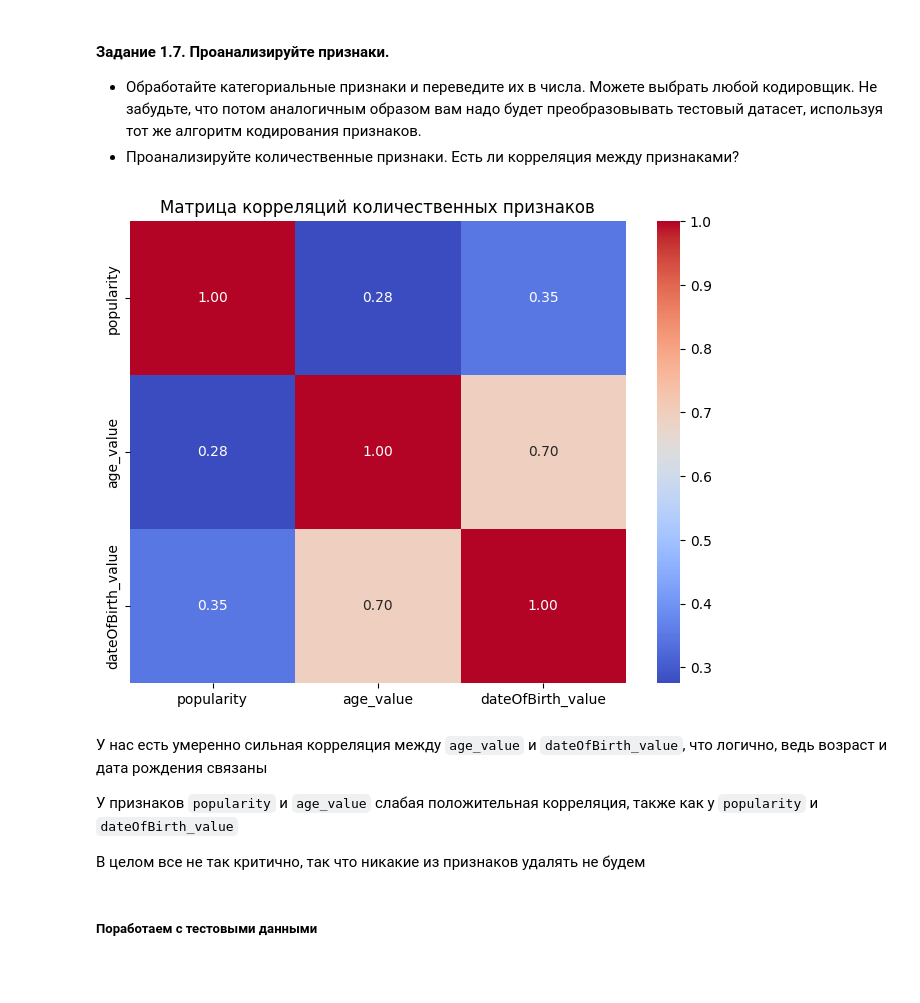
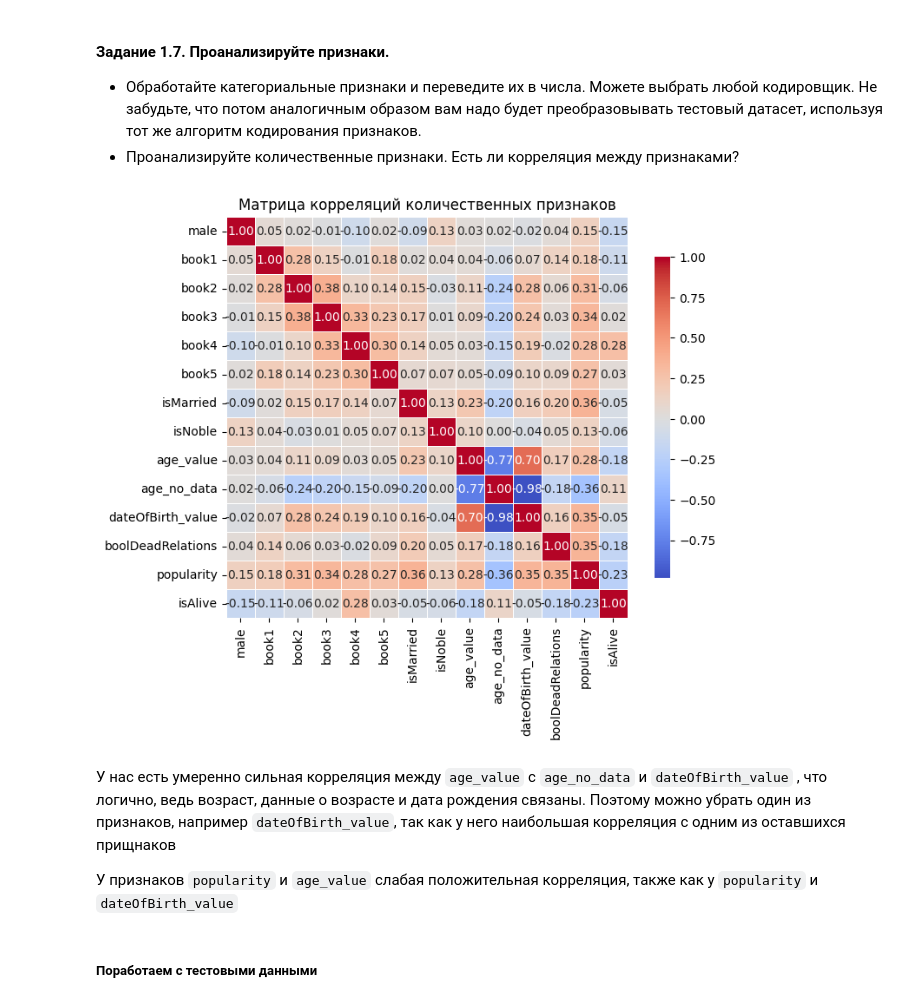
Before and after one commit to qpimsslg/deep-learning-course, a Jupyter notebook: homeworks/HW1_game_of_thrones.ipynb, the cells around one changed output. Drawn from its saved outputs; the diff is of its cells as text; code cells hidden in the pictures; blank space fills up the shorter version.

```diff
--- a/homeworks/HW1_game_of_thrones.ipynb
+++ b/homeworks/HW1_game_of_thrones.ipynb
@@ -899,10 +961,8 @@ for feature in is_alive_features:
 # handle_unknown='ignore' добавляем на случай, если вдруг в тестовом датасете появится новое уникальное значение.
 ohe_is_alive = OneHotEncoder(handle_unknown='ignore', sparse_output=False)
 
-data_is_alive_categorical = data[is_alive_features]
-
 # обучаем кодировщик
-data_is_alive_encoded = ohe_is_alive.fit_transform(data_is_alive_categorical)
+data_is_alive_encoded = ohe_is_alive.fit_transform(data[is_alive_features])
 
 # cоздаем dataframe
 encoded_is_alive_columns = ohe_is_alive.get_feature_names_out(is_alive_features)
@@ -1174,19 +1243,25 @@ data.head()
   * Обработайте категориальные признаки и переведите их в числа. Можете выбрать любой кодировщик. Не забудьте, что потом аналогичным образом вам надо будет преобразовывать тестовый датасет, используя тот же алгоритм кодирования признаков.
   * Проанализируйте количественные признаки. Есть ли корреляция между признаками?
 # %%
-quantitative_features = ['popularity', 'age_value', 'dateOfBirth_value']
+quantitative_features = [
+    'male', 'book1', 'book2', 'book3', 'book4', 'book5',
+    'isMarried', 'isNoble',
+    'age_value', 'age_no_data', 'dateOfBirth_value',
+    'boolDeadRelations', 'popularity',
+    'isAlive'
+]
 
 correlation_matrix = data[quantitative_features].corr()
 
 plt.figure(figsize=(8, 6))
-sns.heatmap(correlation_matrix, annot=True, cmap='coolwarm', fmt=".2f")
+# sns.heatmap(correlation_matrix, annot=True, cmap='coolwarm', fmt=".2f")
+sns.heatmap(correlation_matrix, annot=True, fmt='.2f', cmap='coolwarm',
+            center=0, square=True, linewidths=0.5, cbar_kws={"shrink": 0.8})
 plt.title('Матрица корреляций количественных признаков')
 plt.show()
 # %% [output]
-[figure, old version]
+[figure, new version]
 # %% [markdown]
-У нас есть умеренно сильная корреляция между `age_value` и `dateOfBirth_value`, что логично, ведь возраст и дата рождения связаны
+У нас есть умеренно сильная корреляция между `age_value` с `age_no_data` и `dateOfBirth_value` ,  что логично, ведь возраст, данные о возрасте и дата рождения связаны. Поэтому можно убрать один из признаков, например `dateOfBirth_value`, так как у него наибольшая корреляция с одним из оставшихся прищнаков
 
 У признаков `popularity` и `age_value` слабая положительная корреляция, также как у `popularity` и `dateOfBirth_value`
-
-В целом все не так критично, так что никакие из признаков удалять не будем
```
Also changed, not shown: parts of 56 cells of this notebook.
